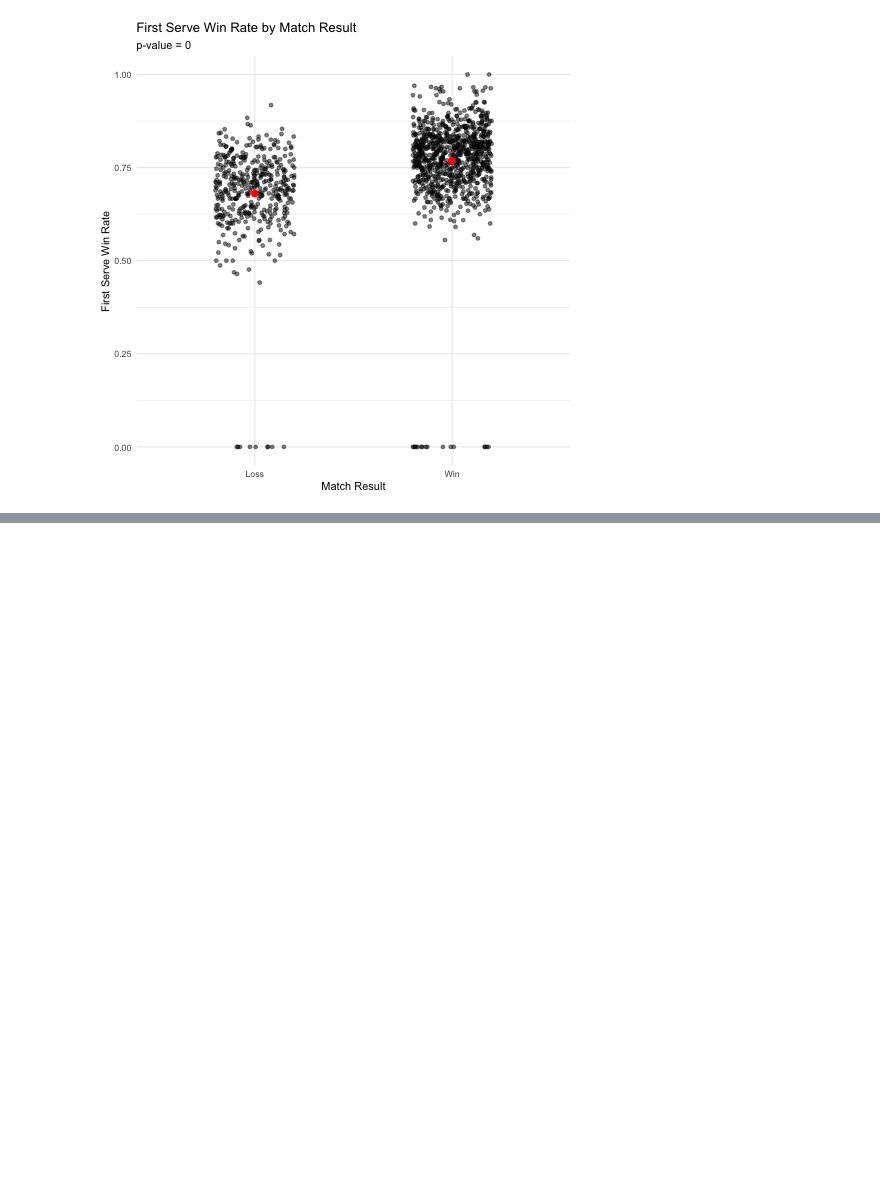
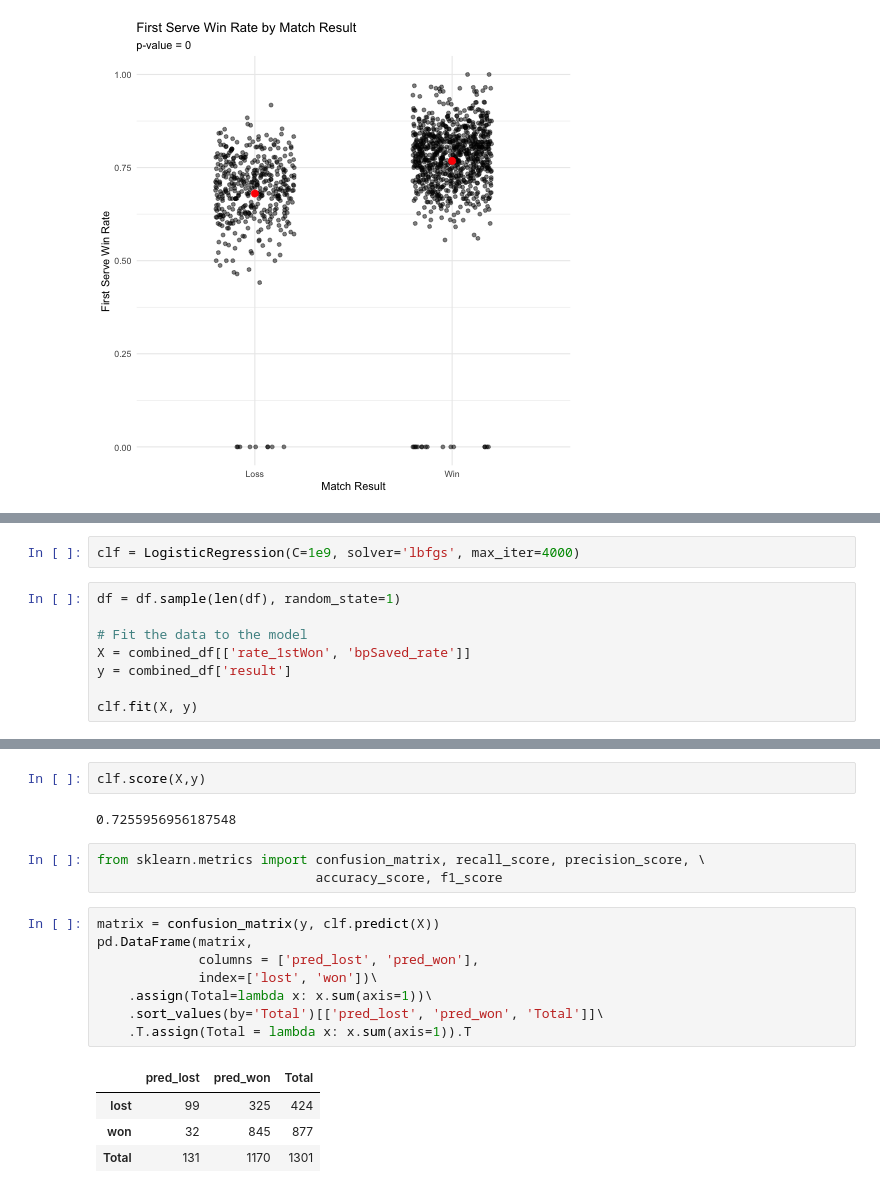
Before and after one commit to hazel-gandhi/tennis-regression, a Jupyter notebook: atp_data.ipynb, the cells around one changed output, grey strips where cells are left out. Saved outputs shown, nothing was run; the diff lists cells and outputs as text; blank space fills up the shorter version.

```diff
--- a/atp_data.ipynb
+++ b/atp_data.ipynb
@@ -282,0 +399,10 @@ ggplot(df, aes(x = factor(result, labels = c("Loss", "Win")), y = rate_1stWon))
+# %%
+clf = LogisticRegression(C=1e9, solver='lbfgs', max_iter=4000)
+# %%
+df = df.sample(len(df), random_state=1)
+
+# Fit the data to the model
+X = combined_df[['rate_1stWon', 'bpSaved_rate']]
+y = combined_df['result']
+
+clf.fit(X, y)
@@ -282,0 +425,20 @@ ggplot(df, aes(x = factor(result, labels = c("Loss", "Win")), y = rate_1stWon))
+# %%
+clf.score(X,y)
+# %% [output]
+0.7255956956187548
+# %%
+from sklearn.metrics import confusion_matrix, recall_score, precision_score, \
+                            accuracy_score, f1_score
+# %%
+matrix = confusion_matrix(y, clf.predict(X))
+pd.DataFrame(matrix,
+             columns = ['pred_lost', 'pred_won'],
+             index=['lost', 'won'])\
+    .assign(Total=lambda x: x.sum(axis=1))\
+    .sort_values(by='Total')[['pred_lost', 'pred_won', 'Total']]\
+    .T.assign(Total = lambda x: x.sum(axis=1)).T
+# %% [output]
+|  | pred_lost | pred_won | Total |
+| lost | 99 | 325 | 424 |
+| won | 32 | 845 | 877 |
+| Total | 131 | 1170 | 1301 |
```
Also changed, not shown: parts of 23 cells of this notebook, 1 other file.
